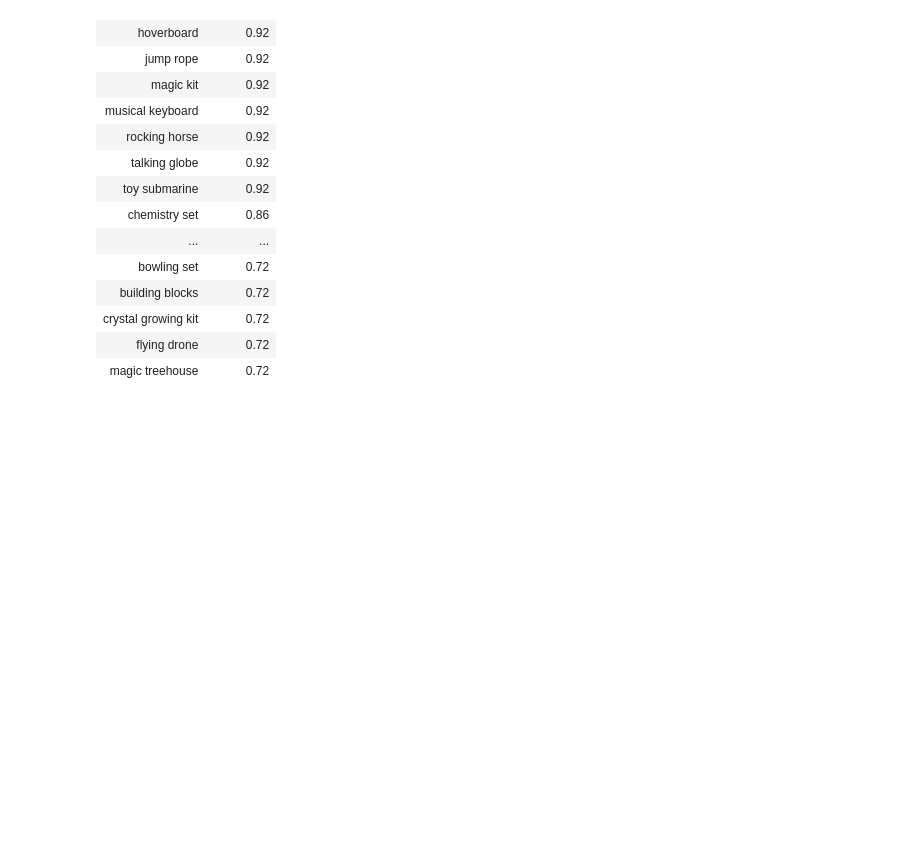
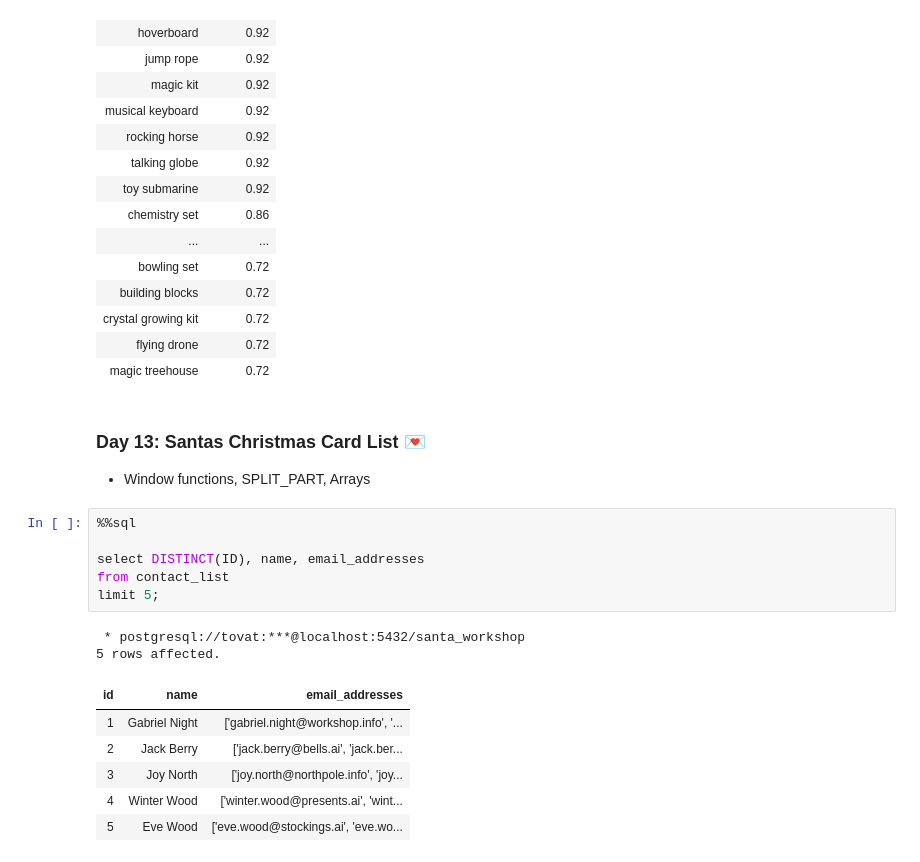
Before and after one commit to tovat/SQL-Advent-Calendars, a Jupyter notebook: advent-of-sql.ipynb, the cells around one changed output. Saved outputs shown, nothing was run; the diff lists cells and outputs as text; blank space fills up the shorter version.

```diff
--- a/advent-of-sql.ipynb
+++ b/advent-of-sql.ipynb
@@ -435,3 +438,21 @@ LIMIT 20;
 | crystal growing kit | 0.72 |
 | flying drone | 0.72 |
 | magic treehouse | 0.72 |
+# %% [markdown]
+### <b>Day 13:</b> Santas Christmas Card List 💌
+- Window functions, SPLIT_PART, Arrays
+# %%
+%%sql
+
+select DISTINCT(ID), name, email_addresses
+from contact_list
+limit 5;
+# %% [output]
+ * postgresql://tovat:***@localhost:5432/santa_workshop
+5 rows affected.
+| id | name | email_addresses |
+| 1 | Gabriel Night | ['gabriel.night@workshop.info', '... |
+| 2 | Jack Berry | ['jack.berry@bells.ai', 'jack.ber... |
+| 3 | Joy North | ['joy.north@northpole.info', 'joy... |
+| 4 | Winter Wood | ['winter.wood@presents.ai', 'wint... |
+| 5 | Eve Wood | ['eve.wood@stockings.ai', 'eve.wo... |
```
Also changed, not shown: parts of 2 cells of this notebook.
